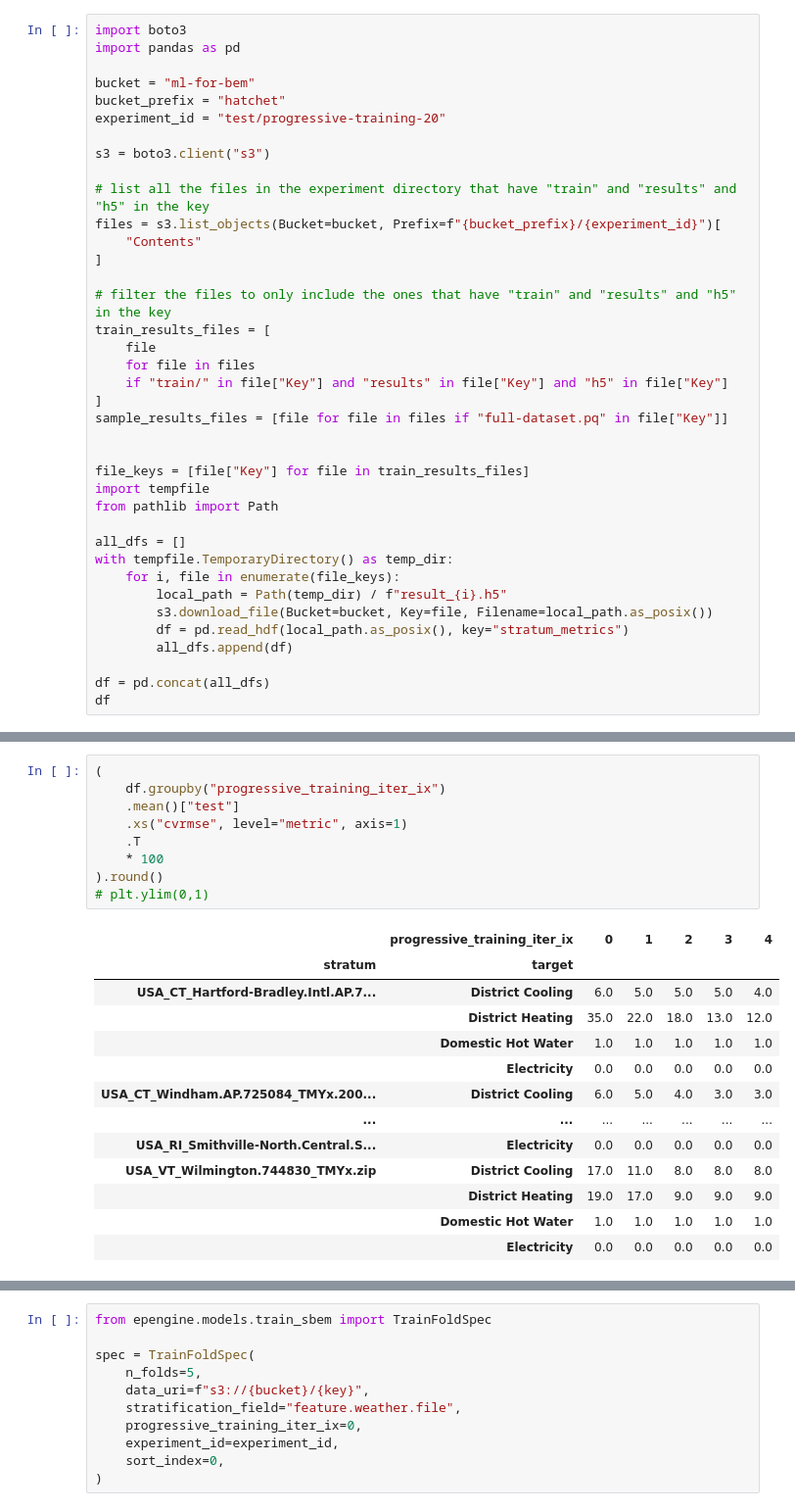
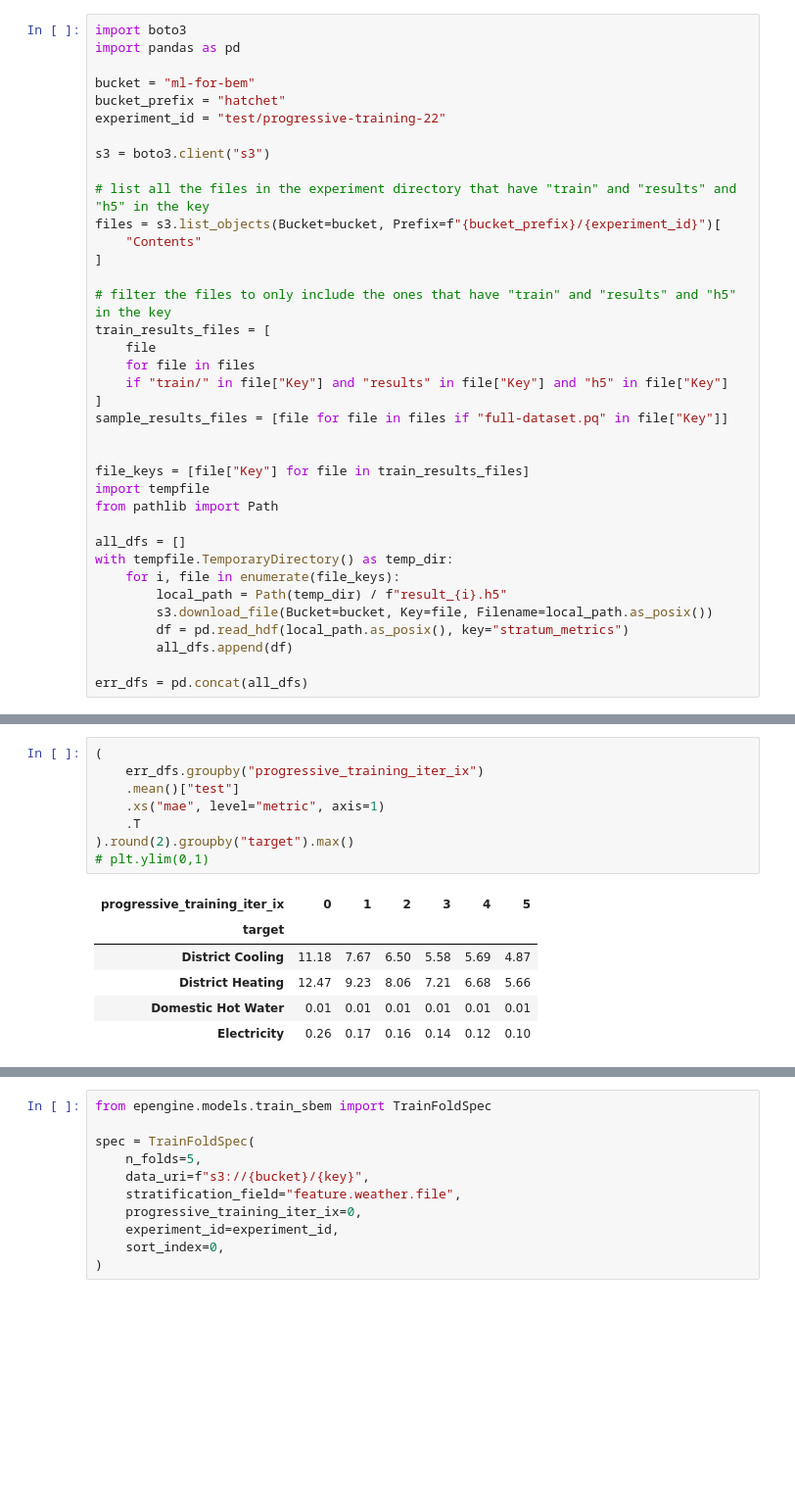
Before and after one commit to szvsw/epengine, a Jupyter notebook: notebooks/learning_curves.ipynb, the cells around one changed output, grey strips where cells are left out. Shown at 98% size. Saved outputs shown, nothing was run; the diff lists cells and outputs as text; blank space fills up the shorter version.

Commit message:
add some notes and min per stratum

```diff
--- a/notebooks/learning_curves.ipynb
+++ b/notebooks/learning_curves.ipynb
@@ -4,7 +4,7 @@ import pandas as pd
 
 bucket = "ml-for-bem"
 bucket_prefix = "hatchet"
-experiment_id = "test/progressive-training-20"
+experiment_id = "test/progressive-training-22"
 
 s3 = boto3.client("s3")
 
@@ -34,5 +34,4 @@ with tempfile.TemporaryDirectory() as temp_dir:
         df = pd.read_hdf(local_path.as_posix(), key="stratum_metrics")
         all_dfs.append(df)
 
-df = pd.concat(all_dfs)
-df
+err_dfs = pd.concat(all_dfs)
@@ -62,23 +38,15 @@ df
 # %%
 (
-    df.groupby("progressive_training_iter_ix")
+    err_dfs.groupby("progressive_training_iter_ix")
     .mean()["test"]
-    .xs("cvrmse", level="metric", axis=1)
+    .xs("mae", level="metric", axis=1)
     .T
-    * 100
-).round()
+).round(2).groupby("target").max()
 # plt.ylim(0,1)
 # %% [output]
-|  | progressive_training_iter_ix | 0 | 1 | 2 | 3 | 4 |
-| stratum | target |  |  |  |  |  |
-| USA_CT_Hartford-Bradley.Intl.AP.7... | District Cooling | 6.0 | 5.0 | 5.0 | 5.0 | 4.0 |
-|  | District Heating | 35.0 | 22.0 | 18.0 | 13.0 | 12.0 |
-|  | Domestic Hot Water | 1.0 | 1.0 | 1.0 | 1.0 | 1.0 |
-|  | Electricity | 0.0 | 0.0 | 0.0 | 0.0 | 0.0 |
-| USA_CT_Windham.AP.725084_TMYx.200... | District Cooling | 6.0 | 5.0 | 4.0 | 3.0 | 3.0 |
-| ... | ... | ... | ... | ... | ... | ... |
-| USA_RI_Smithville-North.Central.S... | Electricity | 0.0 | 0.0 | 0.0 | 0.0 | 0.0 |
-| USA_VT_Wilmington.744830_TMYx.zip | District Cooling | 17.0 | 11.0 | 8.0 | 8.0 | 8.0 |
-|  | District Heating | 19.0 | 17.0 | 9.0 | 9.0 | 9.0 |
-|  | Domestic Hot Water | 1.0 | 1.0 | 1.0 | 1.0 | 1.0 |
-|  | Electricity | 0.0 | 0.0 | 0.0 | 0.0 | 0.0 |
+| progressive_training_iter_ix | 0 | 1 | 2 | 3 | 4 | 5 |
+| target |  |  |  |  |  |  |
+| District Cooling | 11.18 | 7.67 | 6.50 | 5.58 | 5.69 | 4.87 |
+| District Heating | 12.47 | 9.23 | 8.06 | 7.21 | 6.68 | 5.66 |
+| Domestic Hot Water | 0.01 | 0.01 | 0.01 | 0.01 | 0.01 | 0.01 |
+| Electricity | 0.26 | 0.17 | 0.16 | 0.14 | 0.12 | 0.10 |
```
Also changed, not shown: parts of 13 cells of this notebook, 4 other files.
